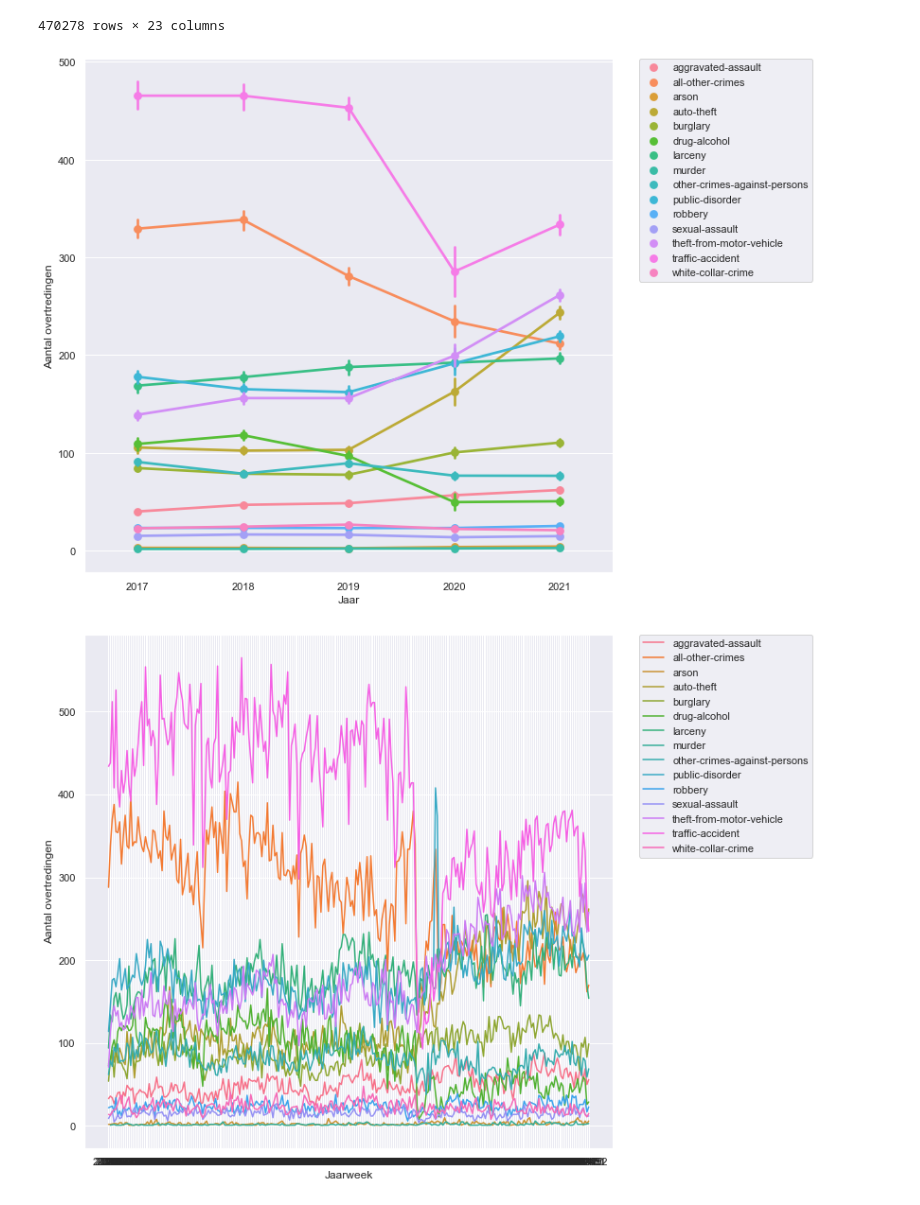
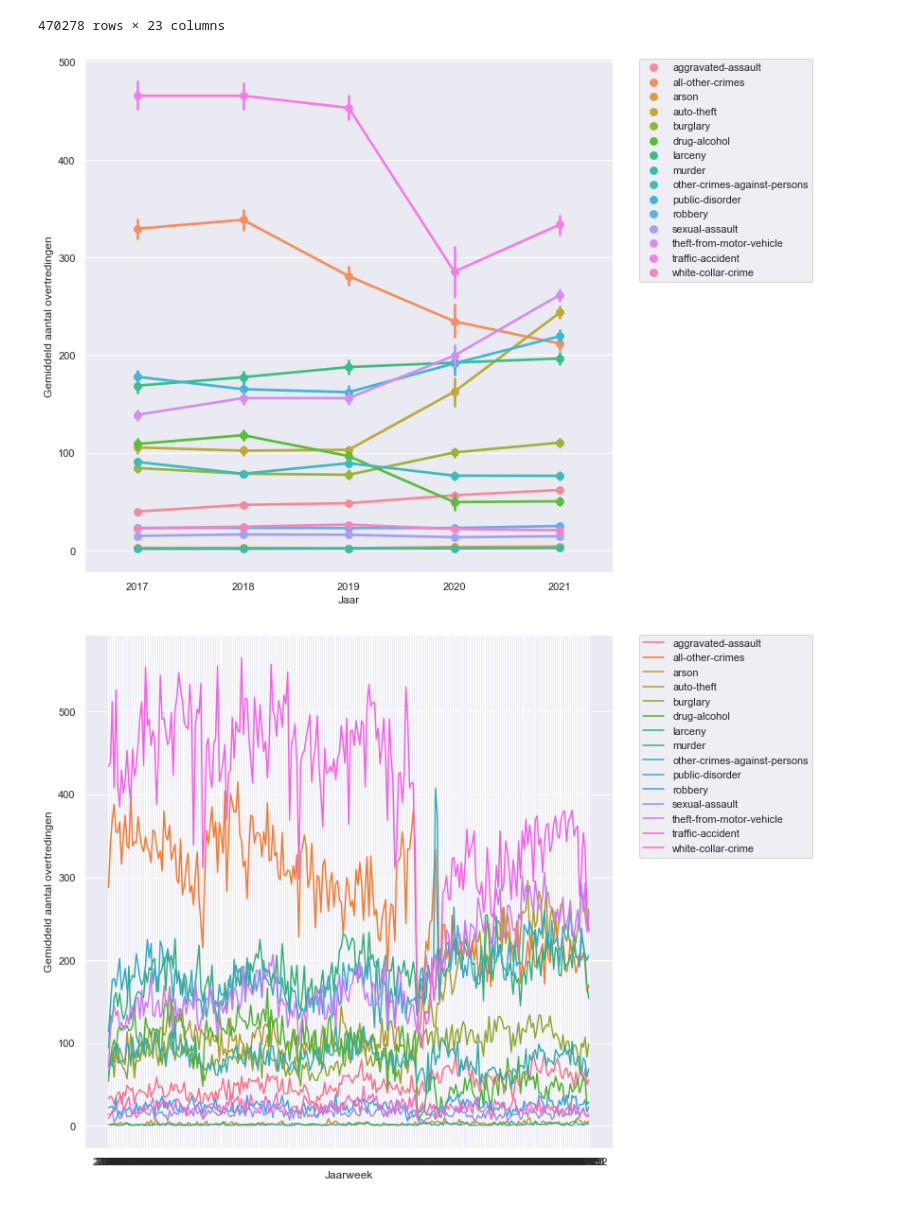
Before and after one commit to KolmschateS/poc-crime, a Jupyter notebook: covid.ipynb, the cells around one changed output. Drawn from its saved outputs; the diff is of its cells as text; code cells hidden in the pictures.

Commit message:
Added some graphs

```diff
--- a/covid.ipynb
+++ b/covid.ipynb
@@ -92,27 +85,27 @@ crime_df
 # %%
 j1_crime_df = crime_df.copy()
 
 grouped = j1_crime_df.groupby(["OFFENSE_CATEGORY_ID", "YEAR", "WEEK"], as_index=False).size()
 grouped["YEARWEEK"] = grouped["YEAR"].astype(str) + "-" + grouped["WEEK"].astype(str)
 grouped_till22 = grouped.drop(grouped[grouped["YEAR"] == 2022].index)
-grouped_till22.columns = ["Overtreding", "Jaar", "Week", "Aantal overtredingen", "Jaarweek"]
+grouped_till22.columns = ["Overtreding", "Jaar", "Week", "Gemiddeld aantal overtredingen", "Jaarweek"]
 grouped_till22
 
 # grouped = j1_crime_df.resample('M').apply({'OFFENSE_CATEGORY_ID':'count'})
 # grouped
 
 plt.figure(figsize=(10, 10))
 sns.set(style="darkgrid")
-sns.pointplot(data=grouped_till22, x="Jaar", y="Aantal overtredingen", hue="Overtreding", grid=True)
+sns.pointplot(data=grouped_till22, x="Jaar", y="Gemiddeld aantal overtredingen", hue="Overtreding", grid=True)
 plt.legend(bbox_to_anchor=(1.05, 1), loc=2, borderaxespad=0)
 plt.show()
 # %% [output]
-[figure, old version]
+[figure, new version]
 # %%
 plt.figure(figsize=(10, 10))
 sns.set(style="darkgrid")
-sns.lineplot(data=grouped_till22, x="Jaarweek", y="Aantal overtredingen", hue="Overtreding")
+sns.lineplot(data=grouped_till22, x="Jaarweek", y="Gemiddeld aantal overtredingen", hue="Overtreding")
 plt.legend(bbox_to_anchor=(1.05, 1), loc=2, borderaxespad=0)
 plt.show()
 # %% [output]
-[figure, old version]
+[figure, new version]
```
Also changed, not shown: parts of 4 cells of this notebook.
